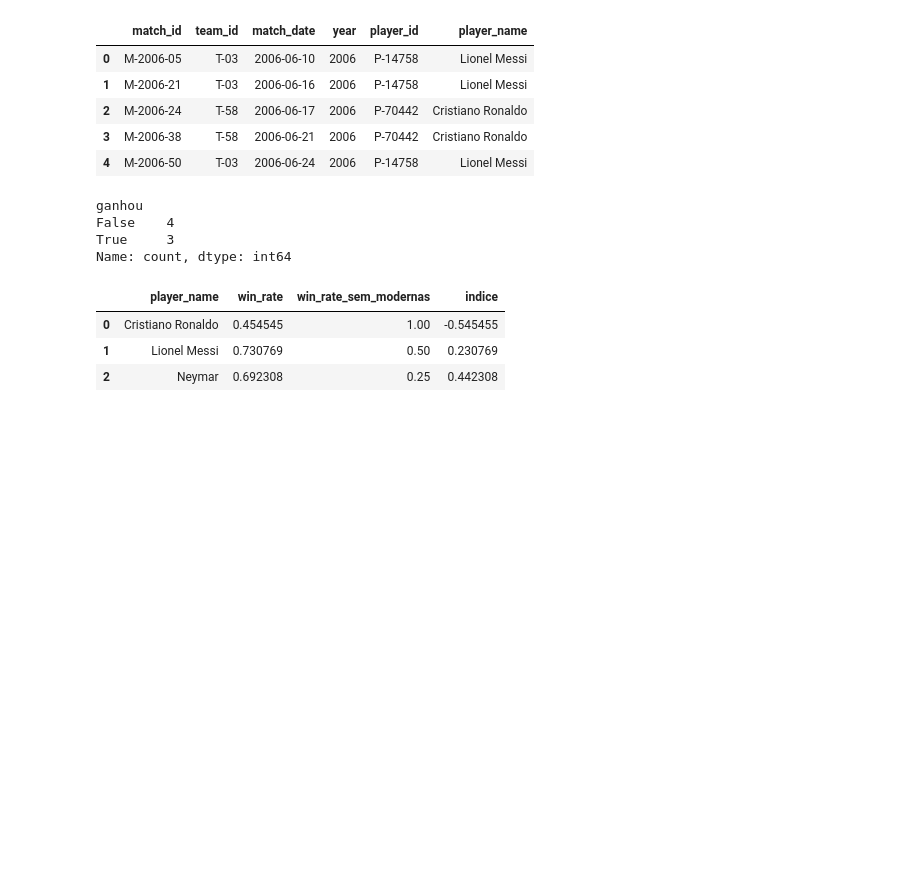
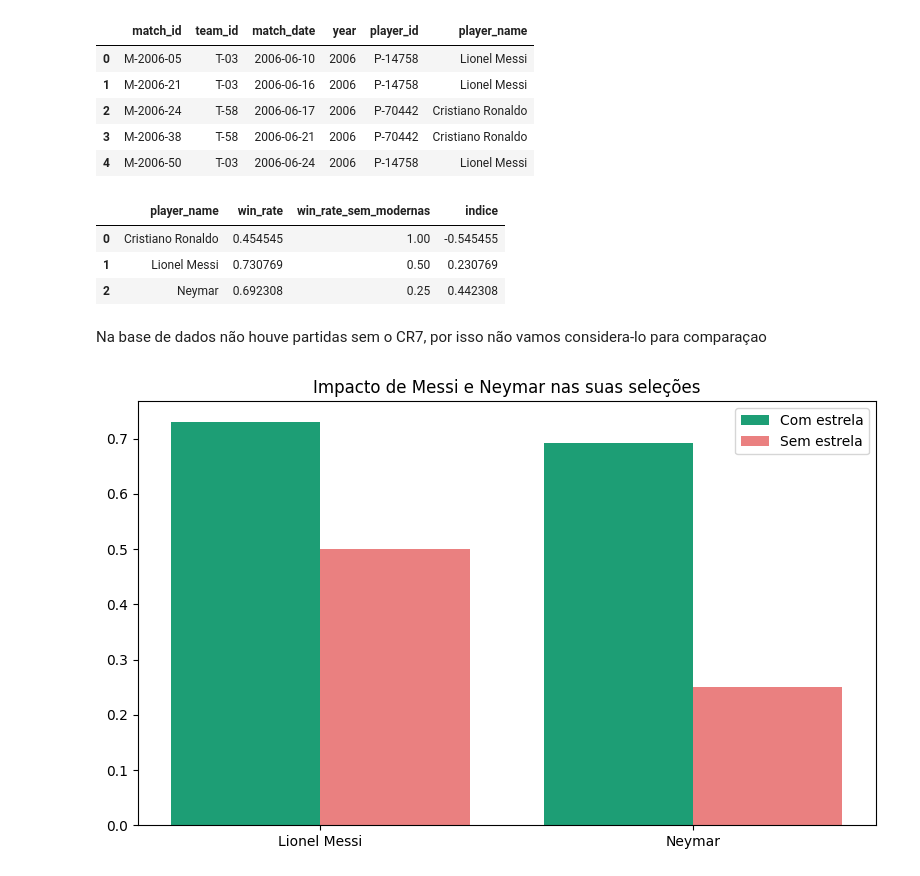
Before and after one commit to Fernnandagomes/SoccerStarImpact, a Jupyter notebook: data.ipynb, the cells around one changed output. Saved outputs shown, nothing was run; the diff lists cells and outputs as text; code cells hidden in the pictures; blank space fills up the shorter version.

```diff
--- a/data.ipynb
+++ b/data.ipynb
@@ -442,14 +338,6 @@ sem_mordernas["ganhou"] = (
     (sem_mordernas["team_id"] == sem_mordernas["away_team_id"])
     & (sem_mordernas["away_team_win"] == 1)
 )
-
-# Verificação da contagem de jogos sem as estrelas no período delas
-sem_mordernas["ganhou"].value_counts()
-# %% [output]
-ganhou
-False    4
-True     3
-Name: count, dtype: int64
 # %%
 # 1. Taxa de vitória de cada jogador COM ele em campo
 win_rate_estrelas_modernas = (
@@ -485,3 +373,19 @@ dependencia_morderna[
 | 0 | Cristiano Ronaldo | 0.454545 | 1.00 | -0.545455 |
 | 1 | Lionel Messi | 0.730769 | 0.50 | 0.230769 |
 | 2 | Neymar | 0.692308 | 0.25 | 0.442308 |
+# %% [markdown]
+Na base de dados não houve partidas sem o CR7, por isso não vamos considera-lo para comparaçao
+# %%
+df_mod = dependencia_morderna[dependencia_morderna['player_name'] != 'Cristiano Ronaldo']
+x = range(len(df_mod))
+fig, ax = plt.subplots(figsize=(8, 5))
+ax.bar([i - 0.2 for i in x], df_mod['win_rate'], width=0.4, label='Com estrela', color='#1D9E75')
+ax.bar([i + 0.2 for i in x], df_mod['win_rate_sem_modernas'], width=0.4, label='Sem estrela', color='#E24B4A', alpha=0.7)
+ax.set_xticks(list(x))
+ax.set_xticklabels(df_mod['player_name'])
+ax.set_title('Impacto de Messi e Neymar nas suas seleções')
+ax.legend()
+plt.tight_layout()
+plt.show()
+# %% [output]
+[figure, added]
```
Also changed, not shown: parts of 24 cells of this notebook, 3 other files.
